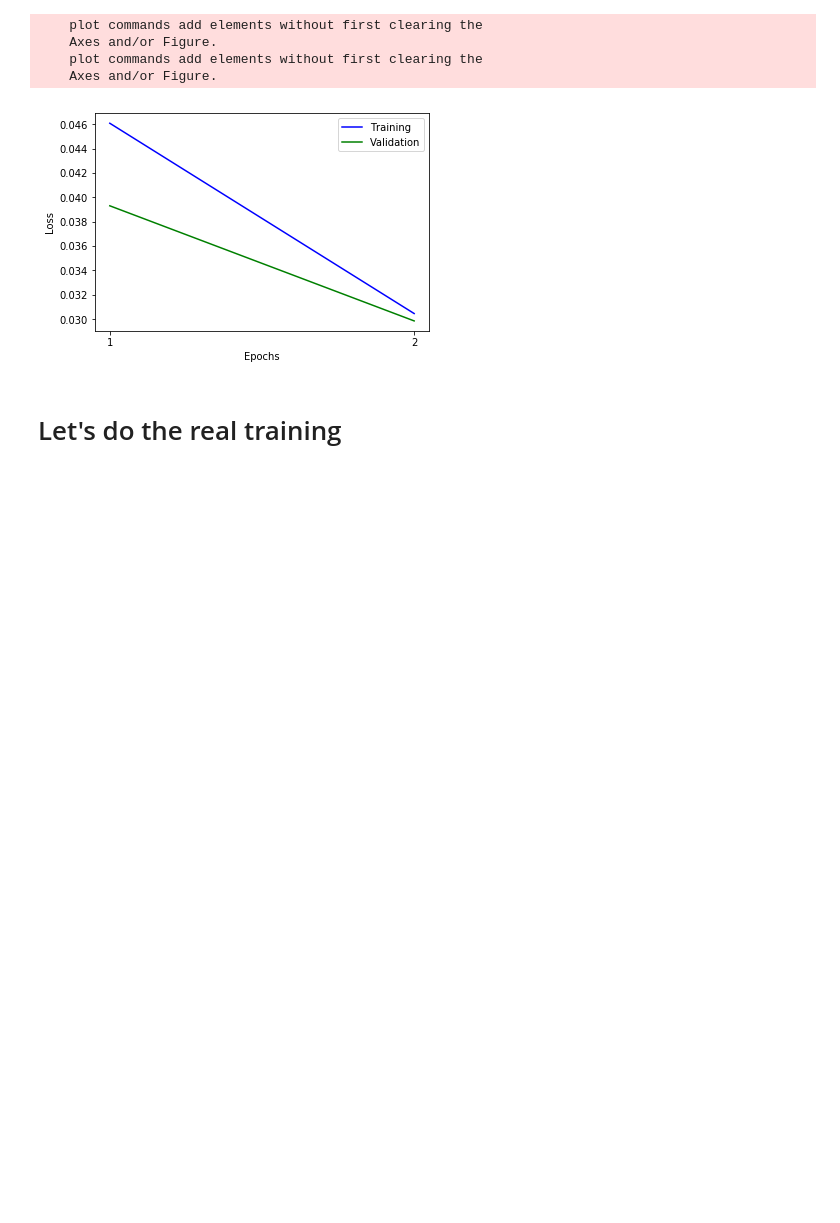
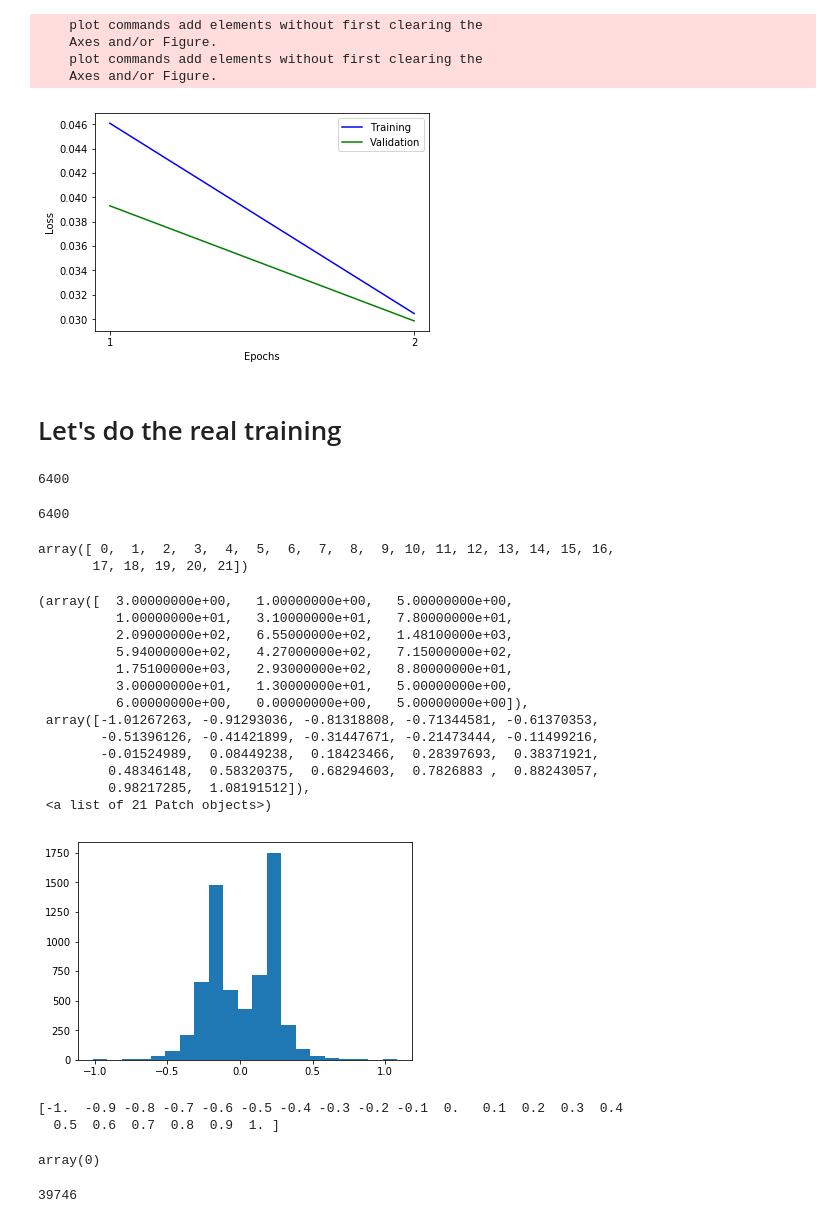
Before and after one commit to gachet/CarND-Behavioral-Cloning-P3, a Jupyter notebook: model.ipynb, the cells around one changed output. Saved outputs shown, nothing was run; the diff lists cells and outputs as text; code cells hidden in the pictures; blank space fills up the shorter version.

```diff
--- a/model.ipynb
+++ b/model.ipynb
@@ -358,0 +376,43 @@ optimizer = get_optimizer()
+# %%
+len(train_gen.bin_list)
+# %% [output]
+6400
+# %%
+len(train_gen.angle_list)
+# %% [output]
+6400
+# %%
+np.unique(train_gen.bin_list)
+# %% [output]
+array([ 0,  1,  2,  3,  4,  5,  6,  7,  8,  9, 10, 11, 12, 13, 14, 15, 16,
+       17, 18, 19, 20, 21])
+# %%
+plt.hist(train_gen.angle_list, 21)
+# %% [output]
+(array([  3.00000000e+00,   1.00000000e+00,   5.00000000e+00,
+          1.00000000e+01,   3.10000000e+01,   7.80000000e+01,
+          2.09000000e+02,   6.55000000e+02,   1.48100000e+03,
+          5.94000000e+02,   4.27000000e+02,   7.15000000e+02,
+          1.75100000e+03,   2.93000000e+02,   8.80000000e+01,
+          3.00000000e+01,   1.30000000e+01,   5.00000000e+00,
+          6.00000000e+00,   0.00000000e+00,   5.00000000e+00]),
+ array([-1.01267263, -0.91293036, -0.81318808, -0.71344581, -0.61370353,
+        -0.51396126, -0.41421899, -0.31447671, -0.21473444, -0.11499216,
+        -0.01524989,  0.08449238,  0.18423466,  0.28397693,  0.38371921,
+         0.48346148,  0.58320375,  0.68294603,  0.7826883 ,  0.88243057,
+         0.98217285,  1.08191512]),
+ <a list of 21 Patch objects>)
+[figure, added]
+# %%
+print(train_gen.bins)
+# %% [output]
+[-1.  -0.9 -0.8 -0.7 -0.6 -0.5 -0.4 -0.3 -0.2 -0.1  0.   0.1  0.2  0.3  0.4
+  0.5  0.6  0.7  0.8  0.9  1. ]
+# %%
+np.digitize(-1.2, train_gen.bins)
+# %% [output]
+array(0)
+# %%
+train_gen.get_epoch_size()
+# %% [output]
+39746
```
Also changed, not shown: parts of 10 cells of this notebook, 2 other files.
